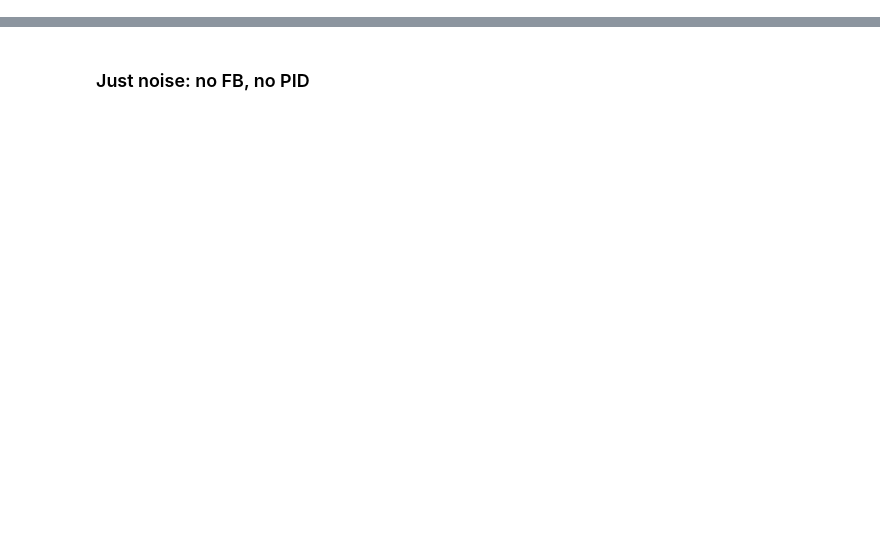
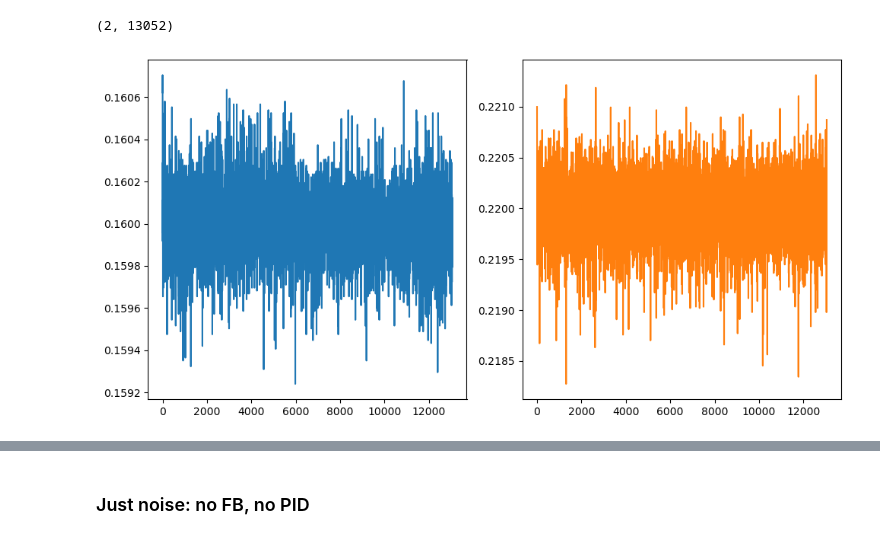
Before and after one commit to lnls-sirius/dev-packages, a Jupyter notebook: siriuspy/siriuspy/opticscorr/fb_pid_sim.ipynb, the cells around one changed output, grey strips where cells are left out. Drawn from its saved outputs; the diff is of its cells as text; code cells hidden in the pictures; blank space fills up the shorter version.

```diff
--- a/siriuspy/siriuspy/opticscorr/fb_pid_sim.ipynb
+++ b/siriuspy/siriuspy/opticscorr/fb_pid_sim.ipynb
@@ -459,0 +496,2 @@ class Simulation(Aux):
+# %%
+mat = sim.get_id_matrix()
@@ -459,0 +503,17 @@ class Simulation(Aux):
+# %%
+_np.set_printoptions(precision=3)
+# %%
+optparams = (0, '2knobs')  # method = 0: Proportional, method = 1: Additional
+optparams = (0, 'svd')
+
+matmod = _np.array(sim._opticscorr._choose_matrix(*optparams)).reshape(2, -1)
+print(matmod.shape)
+print(matmod)
+
+kl = _np.array(sim._psfam_nom_intstr)
+print(kl.shape)
+print(kl)
+
+imatmod = sim._opticscorr._choose_inverse_matrix(*optparams)
+print(imatmod.shape)
+print(imatmod)
@@ -459,0 +535,30 @@ class Simulation(Aux):
+# %%
+dtune_id = mat @ np.asarray(sim._klnoise).T      # shape (2, N)
+print(dtune_id.shape)
+
+N = dtune_id.shape[1]
+nu_ref = np.array([sim._ref_tunex, sim._ref_tuney])
+
+tunes = np.zeros((2, N))
+dkl_fb_hist = np.zeros((8, N))
+
+dkl_fb = np.zeros(8)   # estado atual do feedback (atuador)
+gain = 1.0             # pode começar com < 1 para estabilidade
+
+for k in range(N):
+    dtune_fb = matmod @ dkl_fb
+    tunes[:, k] = nu_ref + dtune_id[:, k] + dtune_fb
+    dkl_fb_hist[:, k] = dkl_fb
+
+    if k >= 2 and (k + 1) % 3 == 0:
+        err = tunes[:, k-2:k+1].mean(axis=1) - nu_ref
+        dkl_corr = -gain * (imatmod @ err)
+        dkl_fb = dkl_fb + dkl_corr
+
+fig, ax = plt.subplots(1, 2, figsize=(10, 5))
+ax[0].plot(tunes[0, :])
+ax[1].plot(tunes[1, :], 'C1')
+fig.tight_layout()
+# %% [output]
+(2, 13052)
+[figure, added]
```
Also changed, not shown: parts of 16 cells of this notebook, 13 other files.
